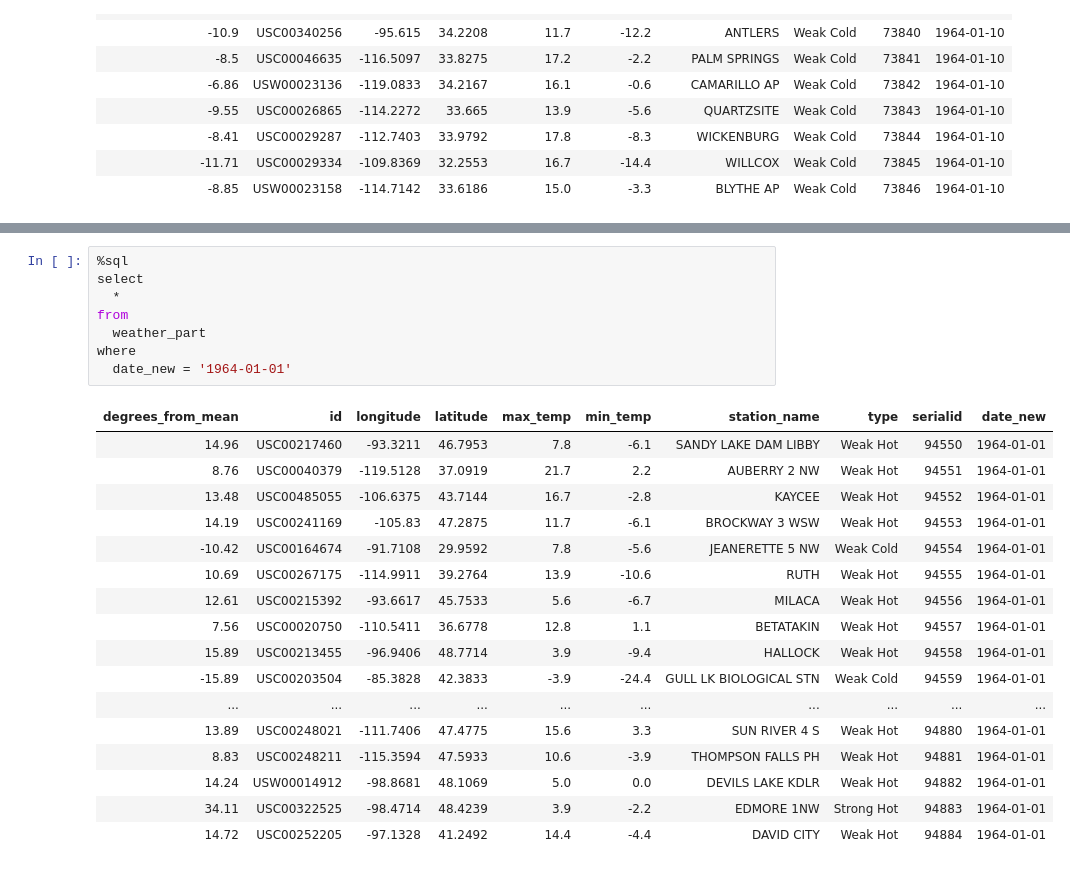
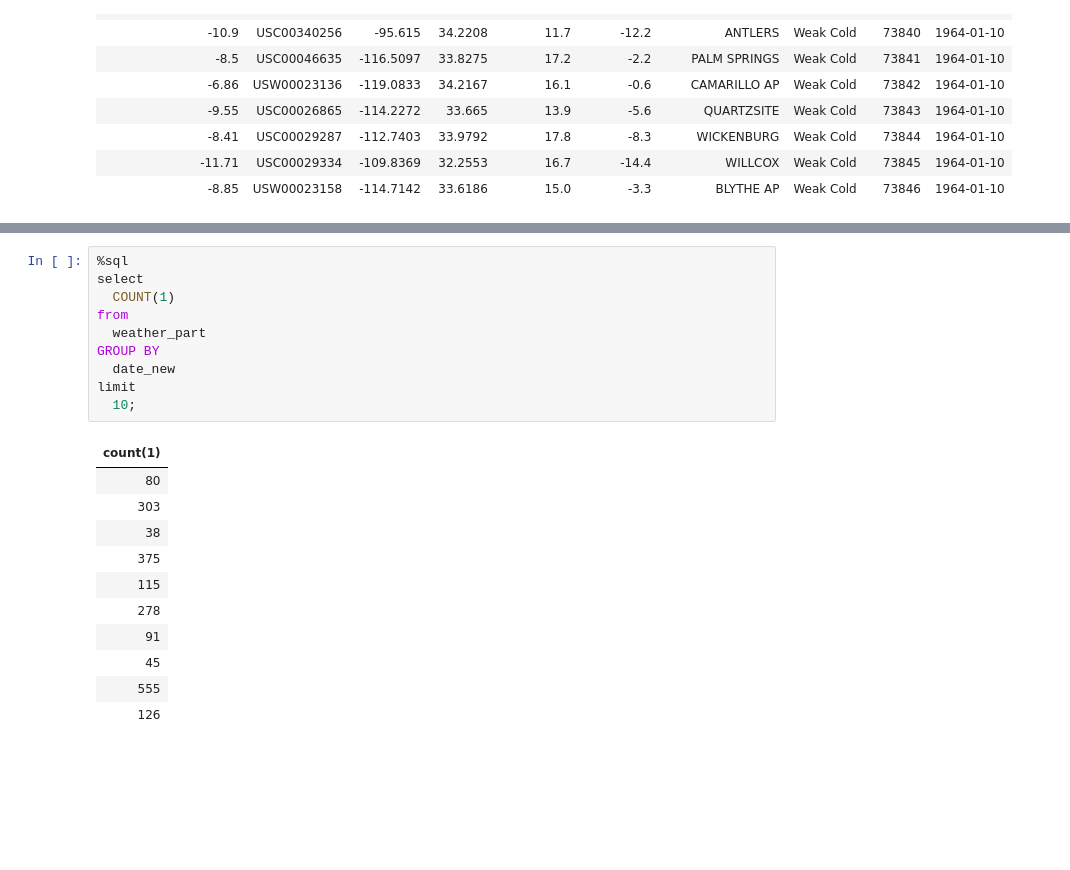
Before and after one commit to martandsingh/BigDataAnalytics, a Jupyter notebook: Spark/Tutorials/Lesson2 - deltatable-partitions.ipynb, the cells around one changed output, grey strips where cells are left out. Drawn from its saved outputs; the diff is of its cells as text; blank space fills up the shorter version.

Commit message:
Spark Basics, Spark delta table, spark partition

```diff
--- a/Spark/Tutorials/Lesson2 - deltatable-partitions.ipynb
+++ b/Spark/Tutorials/Lesson2 - deltatable-partitions.ipynb
@@ -163,29 +163,25 @@ select * from weather_part limit 10;
 # %%
 %sql
 select
-  *
+  COUNT(1)
 from
   weather_part
-where
-  date_new = '1964-01-01'
+GROUP BY
+  date_new
+limit
+  10;
 # %% [output]
-| degrees_from_mean | id | longitude | latitude | max_temp | min_temp | station_name | type | serialid | date_new |
-| 14.96 | USC00217460 | -93.3211 | 46.7953 | 7.8 | -6.1 | SANDY LAKE DAM LIBBY | Weak Hot | 94550 | 1964-01-01 |
-| 8.76 | USC00040379 | -119.5128 | 37.0919 | 21.7 | 2.2 | AUBERRY 2 NW | Weak Hot | 94551 | 1964-01-01 |
-| 13.48 | USC00485055 | -106.6375 | 43.7144 | 16.7 | -2.8 | KAYCEE | Weak Hot | 94552 | 1964-01-01 |
-| 14.19 | USC00241169 | -105.83 | 47.2875 | 11.7 | -6.1 | BROCKWAY 3 WSW | Weak Hot | 94553 | 1964-01-01 |
-| -10.42 | USC00164674 | -91.7108 | 29.9592 | 7.8 | -5.6 | JEANERETTE 5 NW | Weak Cold | 94554 | 1964-01-01 |
-| 10.69 | USC00267175 | -114.9911 | 39.2764 | 13.9 | -10.6 | RUTH | Weak Hot | 94555 | 1964-01-01 |
-| 12.61 | USC00215392 | -93.6617 | 45.7533 | 5.6 | -6.7 | MILACA | Weak Hot | 94556 | 1964-01-01 |
-| 7.56 | USC00020750 | -110.5411 | 36.6778 | 12.8 | 1.1 | BETATAKIN | Weak Hot | 94557 | 1964-01-01 |
-| 15.89 | USC00213455 | -96.9406 | 48.7714 | 3.9 | -9.4 | HALLOCK | Weak Hot | 94558 | 1964-01-01 |
-| -15.89 | USC00203504 | -85.3828 | 42.3833 | -3.9 | -24.4 | GULL LK BIOLOGICAL STN | Weak Cold | 94559 | 1964-01-01 |
-| ... | ... | ... | ... | ... | ... | ... | ... | ... | ... |
-| 13.89 | USC00248021 | -111.7406 | 47.4775 | 15.6 | 3.3 | SUN RIVER 4 S | Weak Hot | 94880 | 1964-01-01 |
-| 8.83 | USC00248211 | -115.3594 | 47.5933 | 10.6 | -3.9 | THOMPSON FALLS PH | Weak Hot | 94881 | 1964-01-01 |
-| 14.24 | USW00014912 | -98.8681 | 48.1069 | 5.0 | 0.0 | DEVILS LAKE KDLR | Weak Hot | 94882 | 1964-01-01 |
-| 34.11 | USC00322525 | -98.4714 | 48.4239 | 3.9 | -2.2 | EDMORE 1NW | Strong Hot | 94883 | 1964-01-01 |
-| 14.72 | USC00252205 | -97.1328 | 41.2492 | 14.4 | -4.4 | DAVID CITY | Weak Hot | 94884 | 1964-01-01 |
+| count(1) |
+| 80 |
+| 303 |
+| 38 |
+| 375 |
+| 115 |
+| 278 |
+| 91 |
+| 45 |
+| 555 |
+| 126 |
 # %%
 %sql
 select
```
Also changed, not shown: parts of 3 cells of this notebook.
